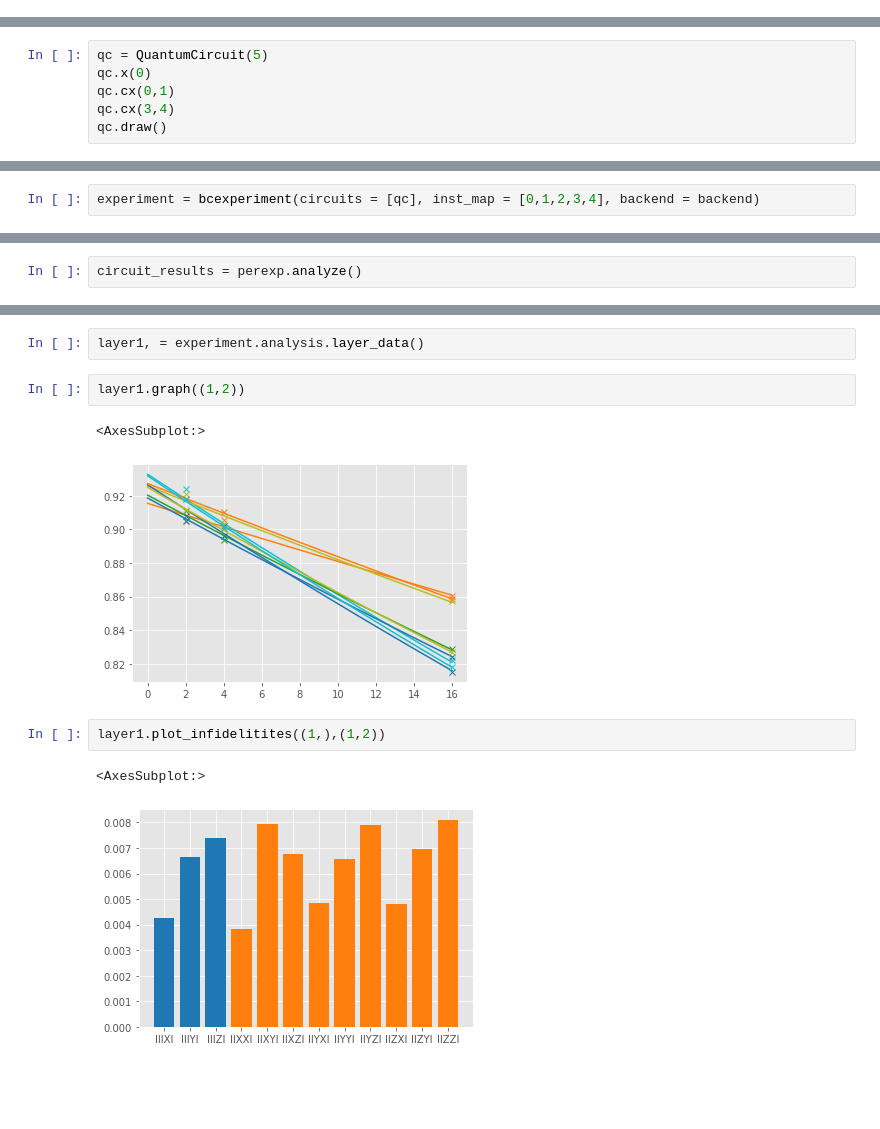
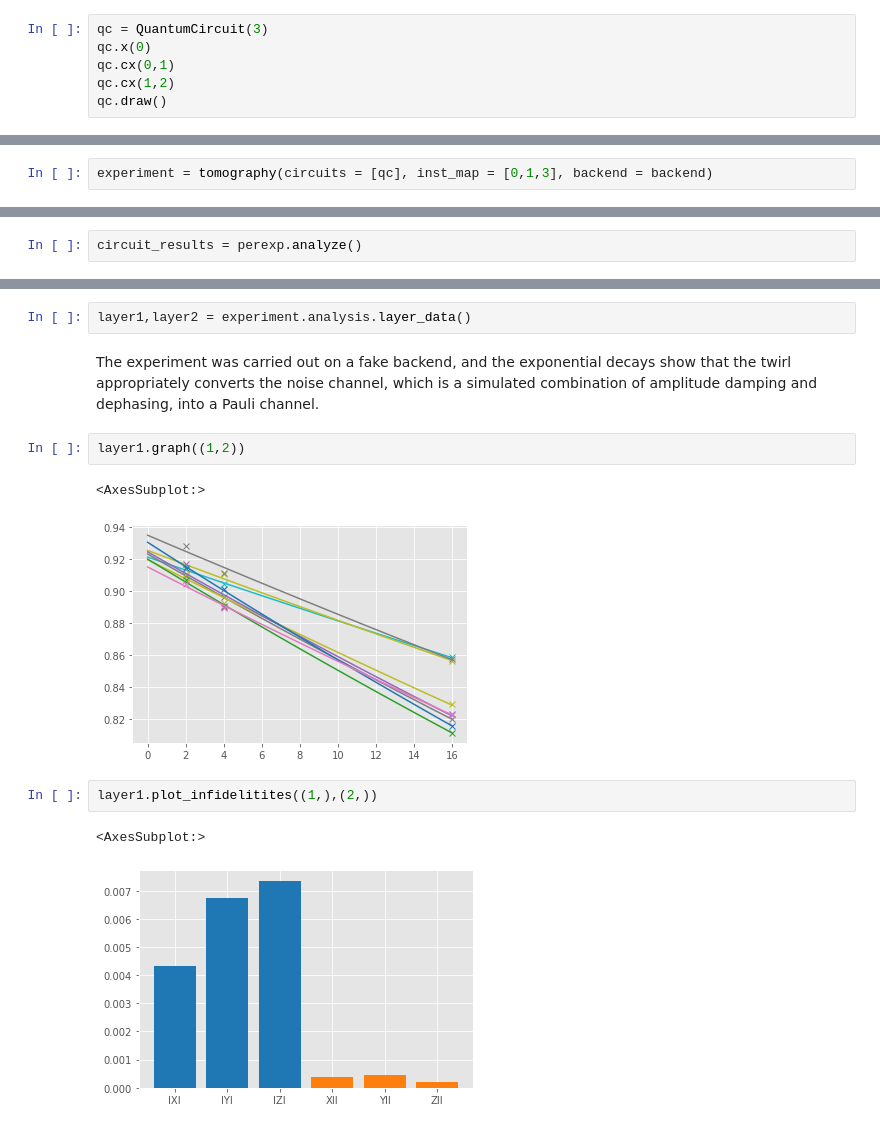
Before and after one commit to benmcdonough20/NEPEC_on_Hardware, a Jupyter notebook: ArbitraryCircuit/tester.ipynb, the cells around one changed output, grey strips where cells are left out. Saved outputs shown, nothing was run; the diff lists cells and outputs as text; blank space fills up the shorter version.

```diff
--- a/ArbitraryCircuit/tester.ipynb
+++ b/ArbitraryCircuit/tester.ipynb
@@ -12,0 +23,6 @@ backend = FakeVigoV2()
+# %%
+qc = QuantumCircuit(3)
+qc.x(0)
+qc.cx(0,1)
+qc.cx(1,2)
+qc.draw()
@@ -16,6 +46,0 @@ def executor(circuits):
-# %%
-qc = QuantumCircuit(5)
-qc.x(0)
-qc.cx(0,1)
-qc.cx(3,4)
-qc.draw()
@@ -34,2 +53,2 @@ q_4: ┤ X ├─────
 # %%
-experiment = bcexperiment(circuits = [qc], inst_map = [0,1,2,3,4], backend = backend)
+experiment = tomography(circuits = [qc], inst_map = [0,1,3], backend = backend)
@@ -55,13 +118,15 @@ circuit_results[0].get_result("IIIIZ").plot()
 # %%
-layer1, = experiment.analysis.layer_data()
+layer1,layer2 = experiment.analysis.layer_data()
+# %% [markdown]
+The experiment was carried out on a fake backend, and the exponential decays show that the twirl appropriately converts the noise channel, which is a simulated combination of amplitude damping and dephasing, into a Pauli channel.
 # %%
 layer1.graph((1,2))
 # %% [output]
 <AxesSubplot:>
-[figure, old version]
+[figure, new version]
 # %%
-layer1.plot_infidelitites((1,),(1,2))
+layer1.plot_infidelitites((1,),(2,))
 # %% [output]
 <AxesSubplot:>
-[figure, old version]
+[figure, new version]
 # %%
```
Also changed, not shown: parts of 23 cells of this notebook, 4 other files.
